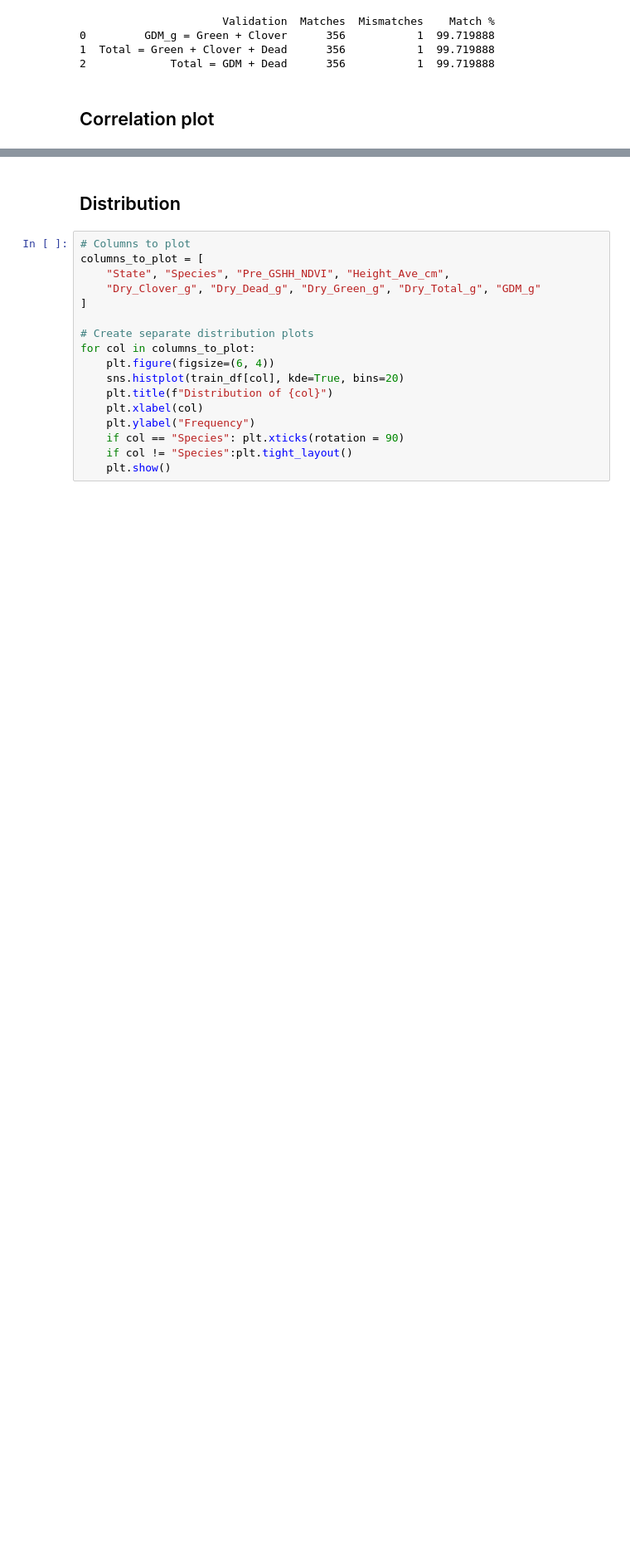
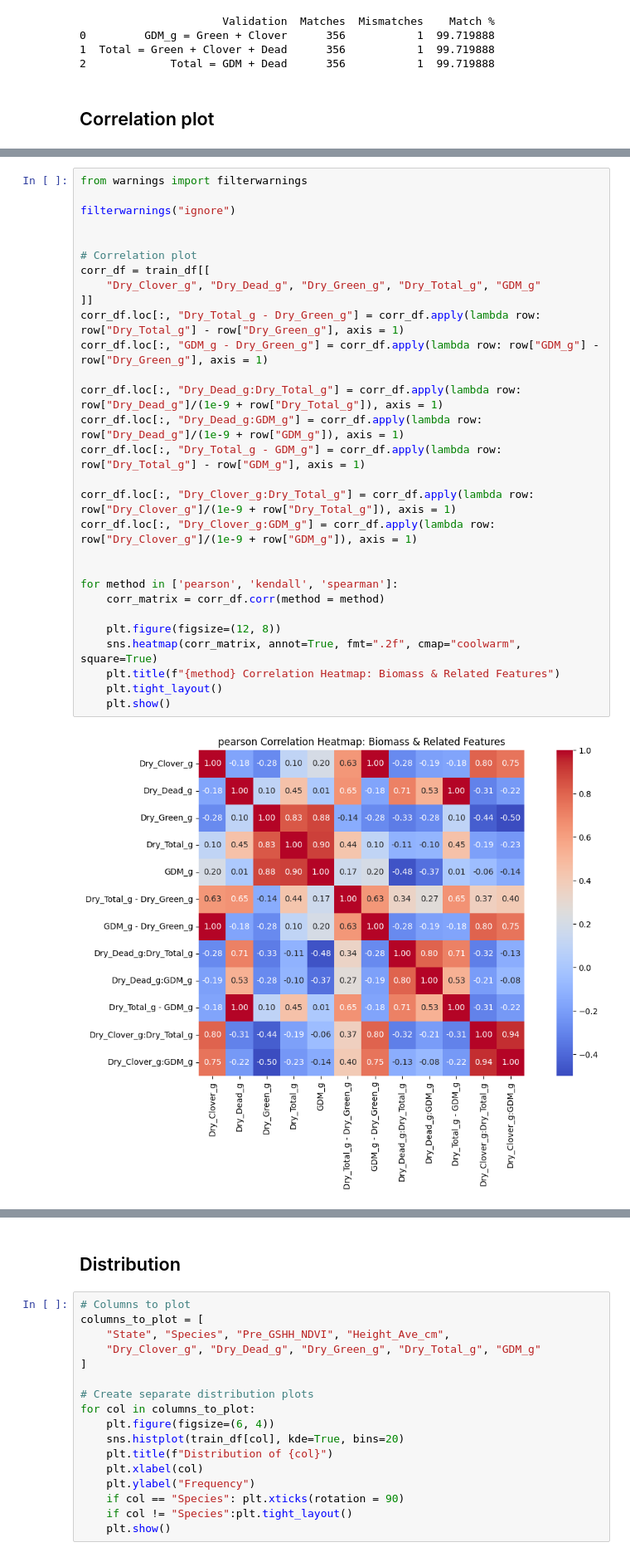
Before and after one commit to HOTSONHONET/csiro-biomass, a Jupyter notebook: Notebooks/eda.ipynb, the cells around one changed output, grey strips where cells are left out. Shown at 83% size. Drawn from its saved outputs; the diff is of its cells as text; blank space fills up the shorter version.

```diff
--- a/Notebooks/eda.ipynb
+++ b/Notebooks/eda.ipynb
@@ -123,0 +129,31 @@ plt.show()
+# %%
+from warnings import filterwarnings
+
+filterwarnings("ignore")
+
+
+# Correlation plot
+corr_df = train_df[[
+    "Dry_Clover_g", "Dry_Dead_g", "Dry_Green_g", "Dry_Total_g", "GDM_g"
+]]
+corr_df.loc[:, "Dry_Total_g - Dry_Green_g"] = corr_df.apply(lambda row: row["Dry_Total_g"] - row["Dry_Green_g"], axis = 1)
+corr_df.loc[:, "GDM_g - Dry_Green_g"] = corr_df.apply(lambda row: row["GDM_g"] - row["Dry_Green_g"], axis = 1)
+
+corr_df.loc[:, "Dry_Dead_g:Dry_Total_g"] = corr_df.apply(lambda row: row["Dry_Dead_g"]/(1e-9 + row["Dry_Total_g"]), axis = 1)
+corr_df.loc[:, "Dry_Dead_g:GDM_g"] = corr_df.apply(lambda row: row["Dry_Dead_g"]/(1e-9 + row["GDM_g"]), axis = 1)
+corr_df.loc[:, "Dry_Total_g - GDM_g"] = corr_df.apply(lambda row: row["Dry_Total_g"] - row["GDM_g"], axis = 1)
+
+corr_df.loc[:, "Dry_Clover_g:Dry_Total_g"] = corr_df.apply(lambda row: row["Dry_Clover_g"]/(1e-9 + row["Dry_Total_g"]), axis = 1)
+corr_df.loc[:, "Dry_Clover_g:GDM_g"] = corr_df.apply(lambda row: row["Dry_Clover_g"]/(1e-9 + row["GDM_g"]), axis = 1)
+
+
+for method in ['pearson', 'kendall', 'spearman']:
+    corr_matrix = corr_df.corr(method = method)
+
+    plt.figure(figsize=(12, 8))
+    sns.heatmap(corr_matrix, annot=True, fmt=".2f", cmap="coolwarm", square=True)
+    plt.title(f"{method} Correlation Heatmap: Biomass & Related Features")
+    plt.tight_layout()
+    plt.show()
+# %% [output]
+[figure, added]
```
Also changed, not shown: parts of 3 cells of this notebook, 14 other files.
